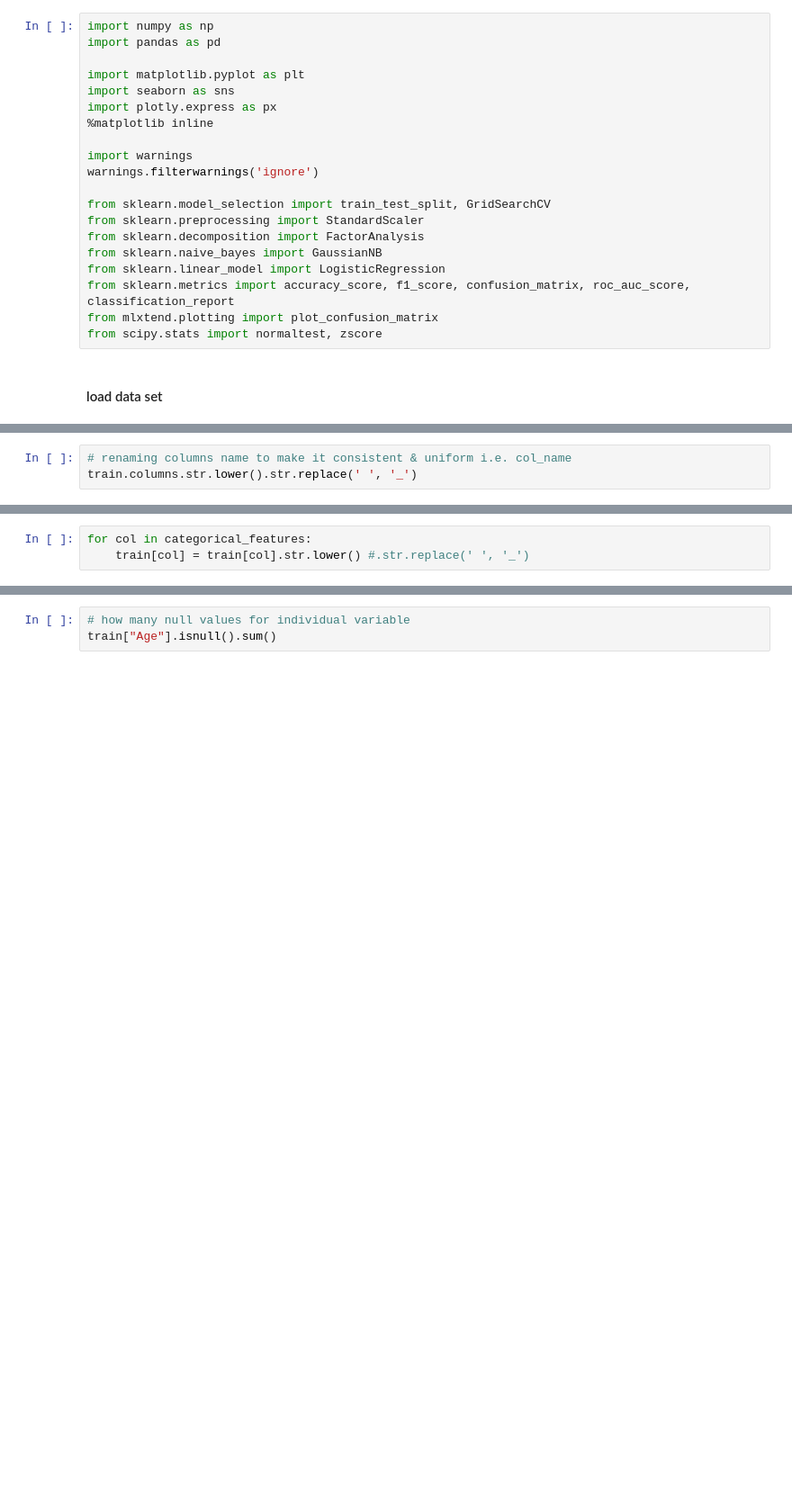
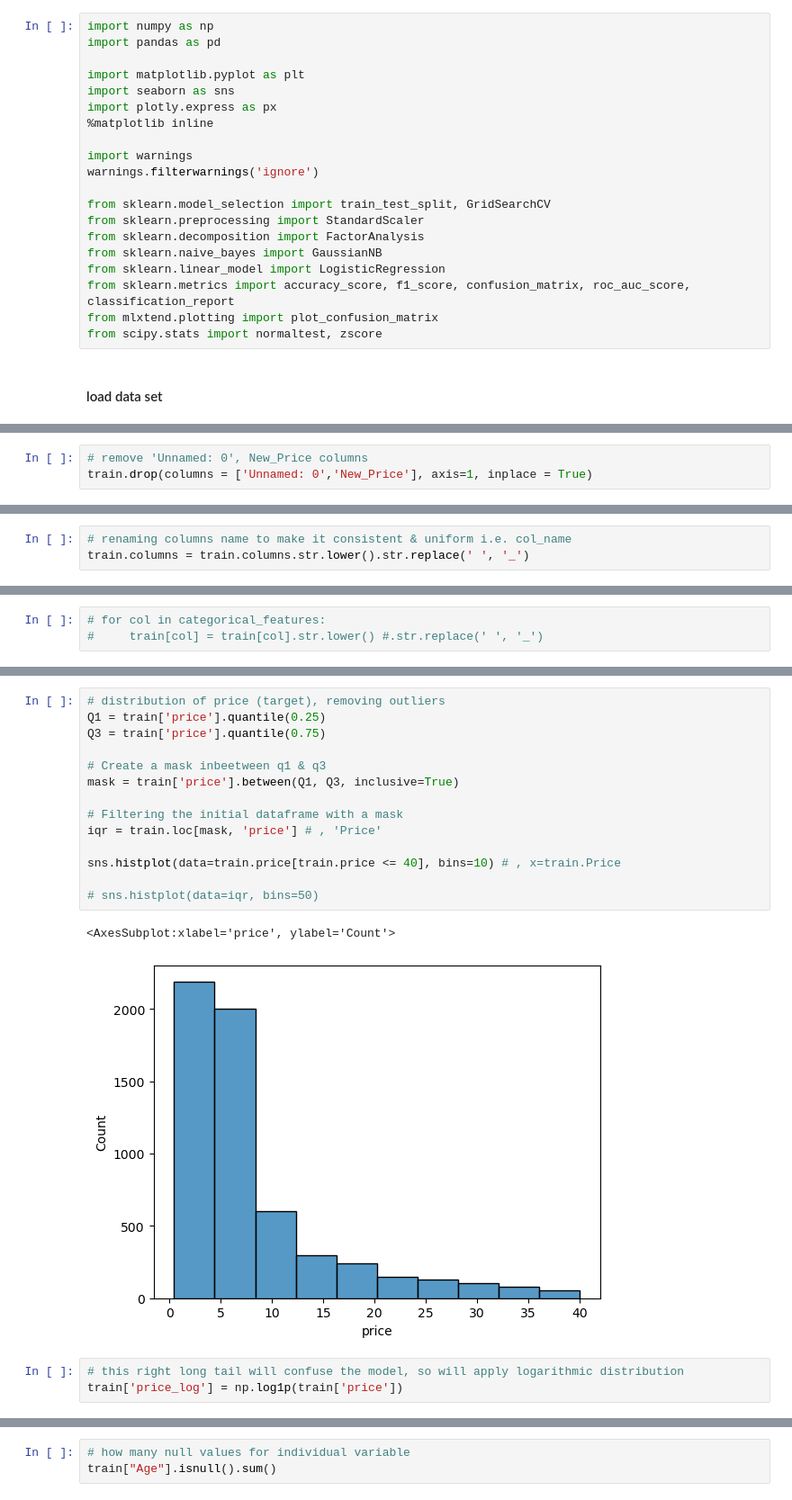
Before and after one commit to mohamedisakr/kaggle-used-cars-price-prediction, a Jupyter notebook: exploratory-data-analysis-template.ipynb, the cells around one changed output, grey strips where cells are left out. Shown at 90% size. Drawn from its saved outputs; the diff is of its cells as text; blank space fills up the shorter version.

```diff
--- a/exploratory-data-analysis-template.ipynb
+++ b/exploratory-data-analysis-template.ipynb
@@ -86 +76,4 @@ Index(['Age', 'Attrition', 'BusinessTravel', 'DailyRate', 'Department',
       dtype='object')
+# %%
+# remove 'Unnamed: 0', New_Price columns
+train.drop(columns = ['Unnamed: 0','New_Price'], axis=1, inplace = True)
@@ -87,3 +96,3 @@ Index(['Age', 'Attrition', 'BusinessTravel', 'DailyRate', 'Department',
 # %%
 # renaming columns name to make it consistent & uniform i.e. col_name
-train.columns.str.lower().str.replace(' ', '_')
+train.columns = train.columns.str.lower().str.replace(' ', '_')
@@ -111,6 +104,6 @@ Index(['Attrition', 'BusinessTravel', 'Department', 'EducationField', 'Gender',
 # %%
-for col in categorical_features:
-    train[col] = train[col].str.lower() #.str.replace(' ', '_')
+# for col in categorical_features:
+#     train[col] = train[col].str.lower() #.str.replace(' ', '_')
 # %%
 # columns unique values & how many ()
 for col in train.columns:
@@ -138,0 +144,20 @@ values [0, 2, 5, 6, 7]
+# %%
+# distribution of price (target), removing outliers
+Q1 = train['price'].quantile(0.25)
+Q3 = train['price'].quantile(0.75)
+
+# Create a mask inbeetween q1 & q3
+mask = train['price'].between(Q1, Q3, inclusive=True)
+
+# Filtering the initial dataframe with a mask
+iqr = train.loc[mask, 'price'] # , 'Price'
+
+sns.histplot(data=train.price[train.price <= 40], bins=10) # , x=train.Price
+
+# sns.histplot(data=iqr, bins=50)
+# %% [output]
+<AxesSubplot:xlabel='price', ylabel='Count'>
+[figure, added]
+# %%
+# this right long tail will confuse the model, so will apply logarithmic distribution
+train['price_log'] = np.log1p(train['price'])
```
Also changed, not shown: parts of 14 cells of this notebook.
